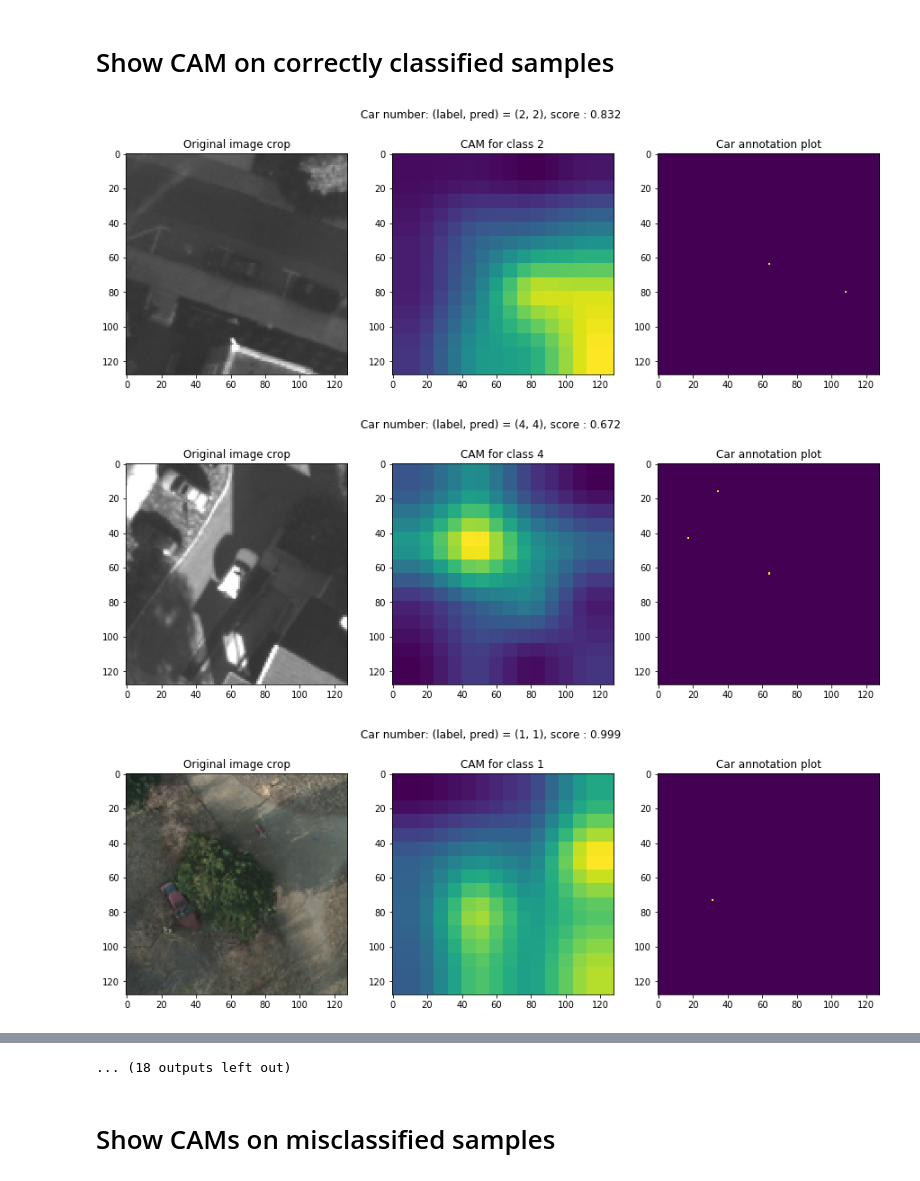
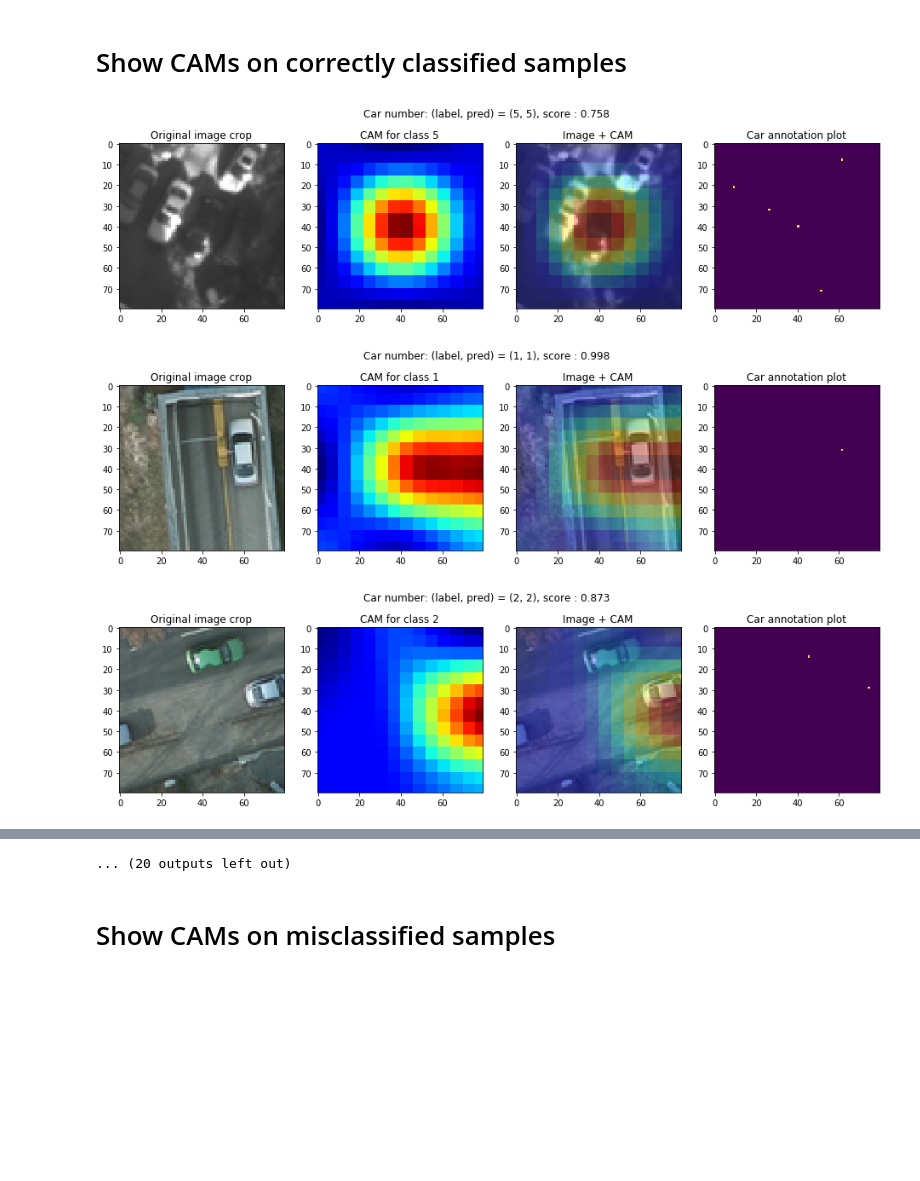
Before and after one commit to motokimura/cowc_car_counting, a Jupyter notebook: notebooks/visualization/show_cam_on_val_crops.ipynb, the cells around one changed output, grey strips where cells are left out. Drawn from its saved outputs; the diff is of its cells as text; code cells hidden in the pictures; blank space fills up the shorter version.

```diff
--- a/notebooks/visualization/show_cam_on_val_crops.ipynb
+++ b/notebooks/visualization/show_cam_on_val_crops.ipynb
@@ -13,61 +13,73 @@ from predict import CarCountingModel as Model
 from dataset import CowcDataset_Counting
 # %%
 val_list =  "../../data/cowc_processed/train_val/crop/val.txt"
-data_root = "../../data/cowc_processed/train_val/crop/data"
+data_root = "../../data/cowc_processed/train_val/crop/val"
+crop_size = 96
+car_max = 9
+count_ignore_width = 8
 
-dataset = CowcDataset_Counting(val_list, data_root, dtype=np.uint8, transpose_image=False, return_mask=True)
+dataset = CowcDataset_Counting(val_list, data_root, crop_size, \
+                               dtype=np.uint8, transpose_image=False, return_mask=True, count_ignore_width=count_ignore_width, label_max=car_max)
 # %%
-model_path = "../../models/logs/model_iter_51331"
-class_num = 14 + 1
-insize = 128
+model_path = "../../models/logs/model_iter_85458"
+class_num = car_max + 1
 
 mean_path = "../../data/cowc_processed/train_val/crop/mean.npy"
 mean = np.load(mean_path)
 
-model = Model(model_path, class_num, insize, mean)
+model = Model(model_path, class_num, crop_size, mean)
 # %%
 def resize_cam(cam, dst_size):
-    cam = cv2.resize(cam, (dst_size, dst_size), interpolation=cv2.INTER_LINEAR)
-    cam = cv2.resize(cam, (insize, insize), interpolation=cv2.INTER_NEAREST)
+    cam = cv2.resize(cam, (dst_size, dst_size), interpolation=cv2.cv2.INTER_CUBIC)
+    cam = cv2.resize(cam, (crop_size, crop_size), interpolation=cv2.INTER_NEAREST)
 
     return cam
 # %% [markdown]
-# Show CAM on correctly classified samples
+# Show CAMs on correctly classified samples
 # %%
-def show_result(image, cam, mask, label, pred, score, figsize=(3 * 5, 5)):
+def show_result(image, cam, mask, label, pred, score, figsize=(4 * 4, 4)):
 
     cam = resize_cam(cam[label], dst_size=16)
 
-    fig, (ax0, ax1, ax2) = plt.subplots(ncols=3, figsize=figsize)
+    ignore = count_ignore_width
+    cam = cam[ignore:-ignore, ignore:-ignore]
+    image = image[ignore:-ignore, ignore:-ignore]
+    mask = mask[ignore:-ignore, ignore:-ignore]
+
+    fig, (ax0, ax1, ax2, ax3) = plt.subplots(ncols=4, figsize=figsize)
 
     ax0.imshow(image)
     ax0.set_title('Original image crop')
 
-    ax1.imshow(cam)
+    ax1.imshow(cam, cmap='jet')
     ax1.set_title('CAM for class {}'.format(label))
 
-    ax2.imshow(mask)
-    ax2.set_title('Car annotation plot'.format(label))
+    ax2.imshow(image)
+    ax2.imshow(cam, cmap='jet', alpha=0.35)
+    ax2.set_title('Image + CAM')
+
+    ax3.imshow(mask)
+    ax3.set_title('Car annotation plot'.format(label))
 
     fig.suptitle("Car number: (label, pred) = ({}, {}), score : {:.3f}".format(label, pred, score[label]))
     plt.show()
 
 
 for idx in range(0, len(dataset), 100):
 
     image, label, mask = dataset.get_example(idx)
 
     if label == 0:
         continue
 
     score, cam = model.count(image, compute_cam=True)
     pred = np.argmax(score)
 
     if (pred == 0) or (pred != label):
         continue
 
     show_result(image, cam, mask, label, pred, score)
 # %% [output]
-[figure, old version]
+[figure, new version]
-[figure, old version]
+[figure, new version]
-[figure, old version]
+[figure, new version]
@@ -83,4 +95,4 @@ for idx in range(0, len(dataset), 100):
-... (18 outputs left out)
+... (20 outputs left out)
 # %% [markdown]
 # Show CAMs on misclassified samples
 # %%
```
Also changed, not shown: parts of 2 cells of this notebook, 3 other files.
